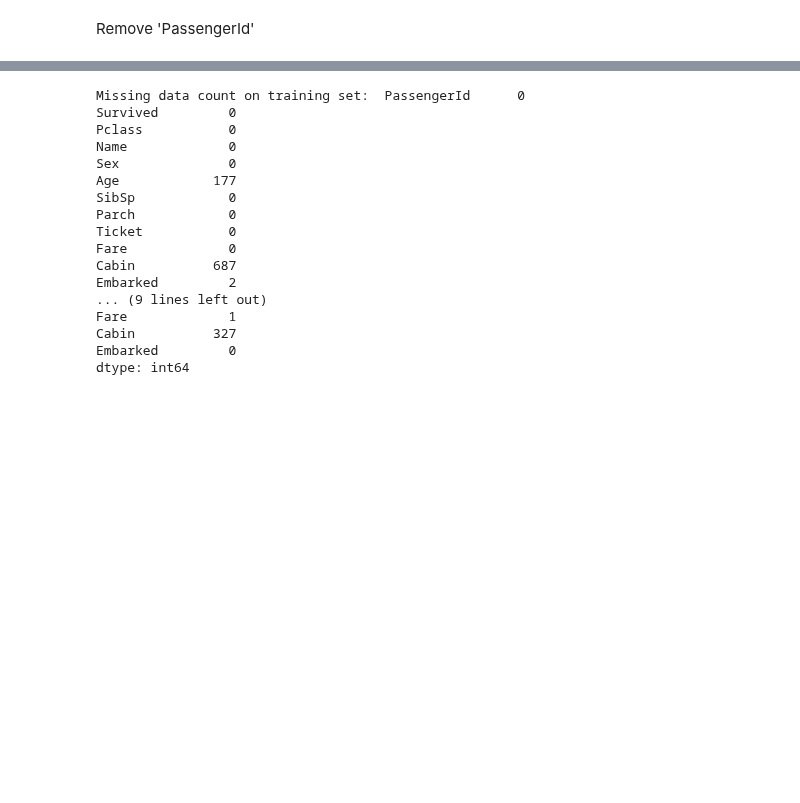
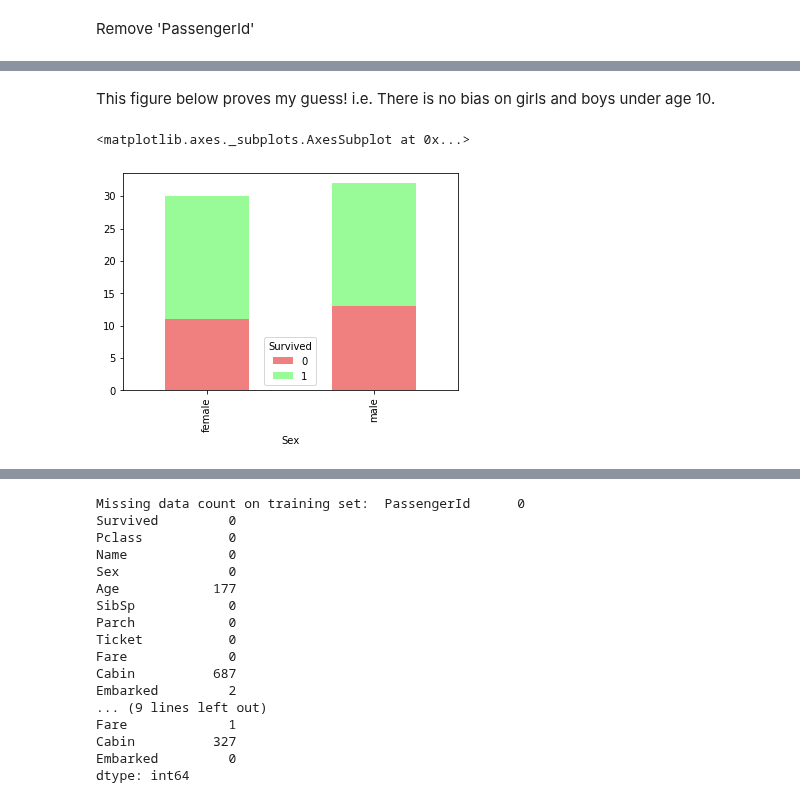
Before and after one commit to gtset164/Kaggle-Titanic-, a Jupyter notebook: Kaggle Titanic predictions.ipynb, the cells around one changed output, grey strips where cells are left out. Cells and saved outputs as stored; diff of their text form; code cells hidden in the pictures; blank space fills up the shorter version.

```diff
--- a/Kaggle Titanic predictions.ipynb
+++ b/Kaggle Titanic predictions.ipynb
@@ -34,0 +99,9 @@ df_test.head()
+# %% [markdown]
+This figure below proves my guess! i.e. There is no bias on girls and boys under age 10.
+# %%
+color = ['lightcoral', 'palegreen']
+df_train[df_train['Age'] < 10].pivot_table(values = 'PassengerId', index = 'Sex', columns = 'Survived', aggfunc = 'count')\
+.plot(kind= 'bar', stacked = True, color = color)
+# %% [output]
+<matplotlib.axes._subplots.AxesSubplot at 0x...>
+[figure, added]
```
Also changed, not shown: parts of 44 cells of this notebook.
